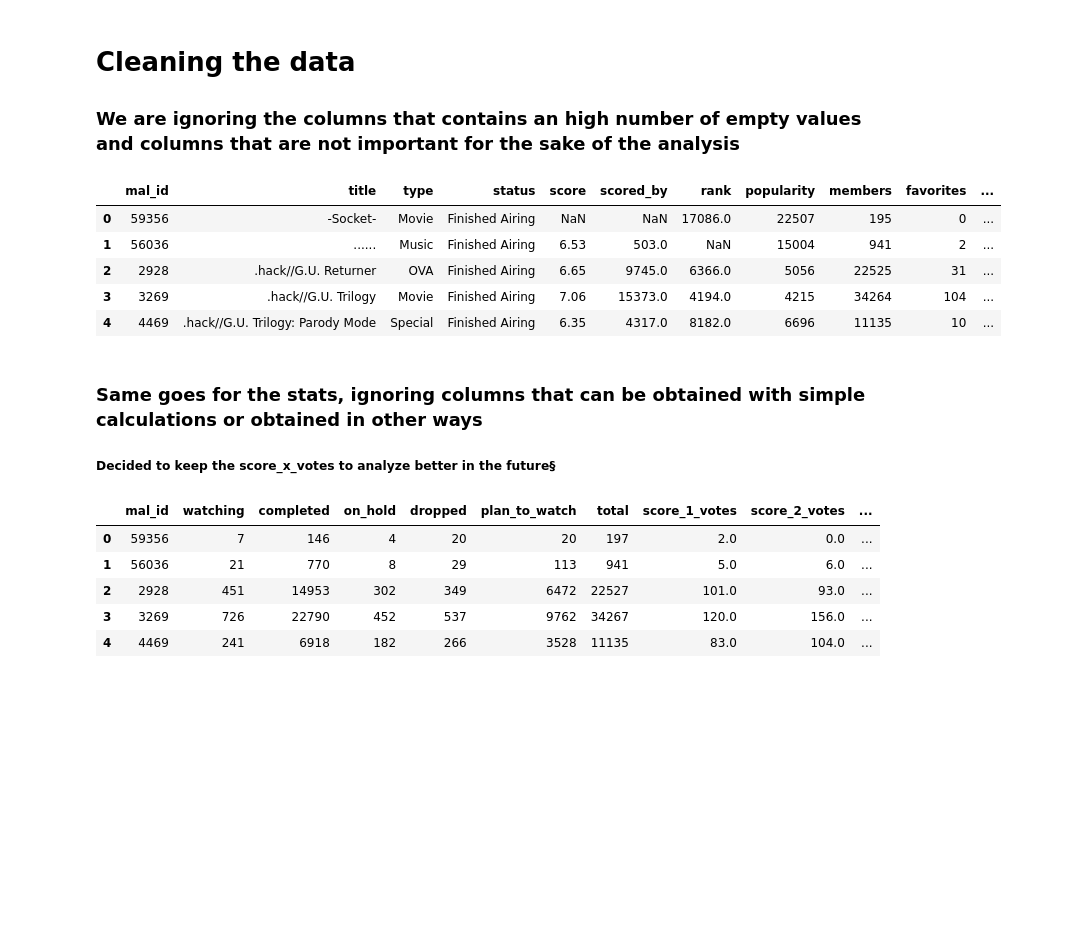
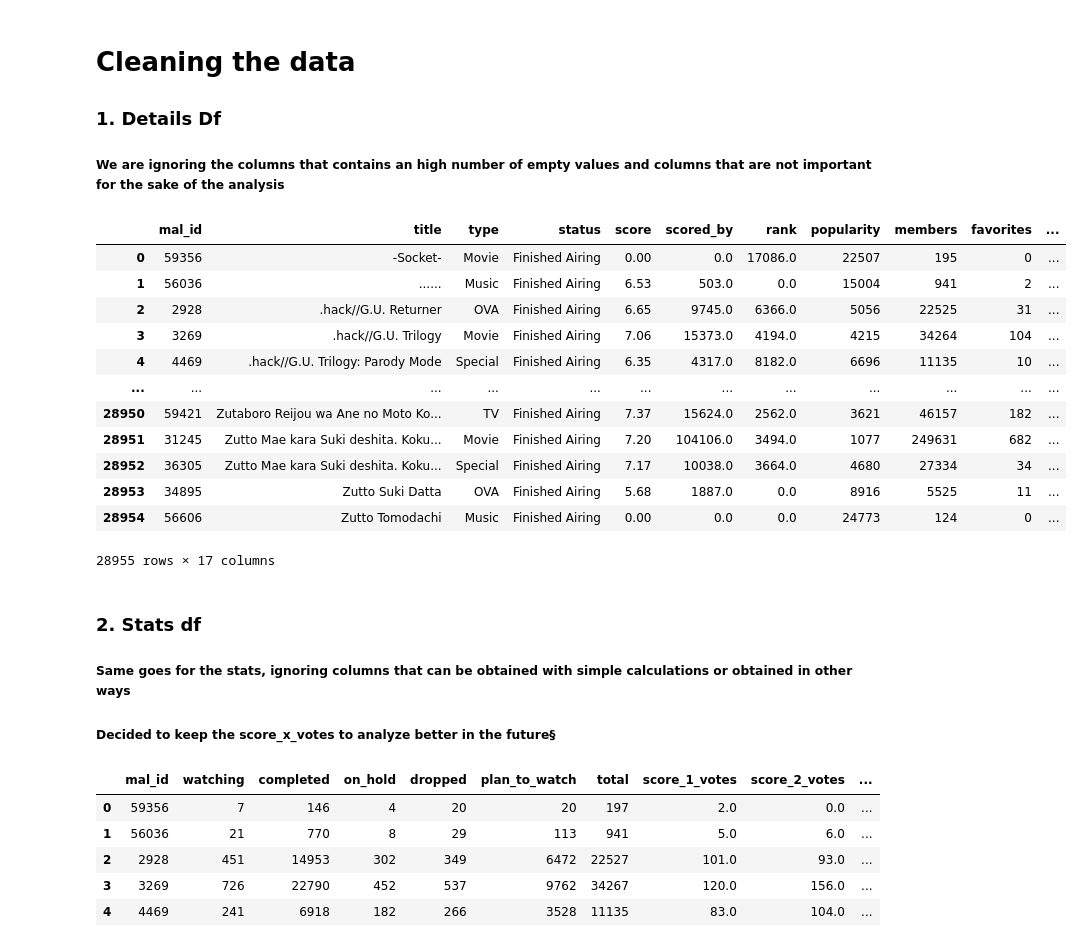
Before and after one commit to DylanTimo/IUM-TWEB-DylanTimo, a Jupyter notebook: solution/notebooks/CleaningAnime.ipynb, the cells around one changed output. Drawn from its saved outputs; the diff is of its cells as text; code cells hidden in the pictures; blank space fills up the shorter version.

```diff
--- a/solution/notebooks/CleaningAnime.ipynb
+++ b/solution/notebooks/CleaningAnime.ipynb
@@ -7,31 +3,56 @@ dfRecs = pd.read_csv("../data/raw/recommendations.csv")
 # %% [markdown]
 # Cleaning the data
-### We are ignoring the columns that contains an high number of empty values and columns that are not important for the sake of the analysis
+### 1. Details Df
+##### We are ignoring the columns that contains an high number of empty values and columns that are not important for the sake of the analysis
 # %%
+dfDetails = pd.read_csv("../data/raw/details.csv")
+
+dfDetails.drop_duplicates()
 dfDetails = dfDetails.drop(columns=["title_japanese",
                                     "url",
                                     "image_url",
                                     "start_date",
                                     "end_date",
                                     "synopsis",
                                     "studios",
                                     "demographics",
                                     "season",
                                     "licensors",
                                     "explicit_genres",
                                     "streaming"],
                            errors = "ignore")
-dfDetails.drop_duplicates()
-dfDetails.head()
+
+dfDetails["type"] = dfDetails["type"].fillna("Unknown")
+dfDetails["rating"] = dfDetails["rating"].fillna("Unknown")
+
+dfDetails["score"] = dfDetails["score"].fillna(0)
+dfDetails["scored_by"] = dfDetails["scored_by"].fillna(0)
+dfDetails["rank"] = dfDetails["rank"].fillna(0)
+
+dfDetails["episodes"] = dfDetails["episodes"].fillna(0)
+dfDetails["episodes"] = dfDetails["episodes"].astype(int)
+
+dfDetails["year"] = dfDetails["year"].fillna(0)
+dfDetails["year"] = dfDetails["year"].astype(int)
+
+dfDetails
 # %% [output]
 |  | mal_id | title | type | status | score | scored_by | rank | popularity | members | favorites | ... |
-| 0 | 59356 | -Socket- | Movie | Finished Airing | NaN | NaN | 17086.0 | 22507 | 195 | 0 | ... |
-| 1 | 56036 | ...... | Music | Finished Airing | 6.53 | 503.0 | NaN | 15004 | 941 | 2 | ... |
+| 0 | 59356 | -Socket- | Movie | Finished Airing | 0.00 | 0.0 | 17086.0 | 22507 | 195 | 0 | ... |
+| 1 | 56036 | ...... | Music | Finished Airing | 6.53 | 503.0 | 0.0 | 15004 | 941 | 2 | ... |
 | 2 | 2928 | .hack//G.U. Returner | OVA | Finished Airing | 6.65 | 9745.0 | 6366.0 | 5056 | 22525 | 31 | ... |
 | 3 | 3269 | .hack//G.U. Trilogy | Movie | Finished Airing | 7.06 | 15373.0 | 4194.0 | 4215 | 34264 | 104 | ... |
 | 4 | 4469 | .hack//G.U. Trilogy: Parody Mode | Special | Finished Airing | 6.35 | 4317.0 | 8182.0 | 6696 | 11135 | 10 | ... |
+| ... | ... | ... | ... | ... | ... | ... | ... | ... | ... | ... | ... |
+| 28950 | 59421 | Zutaboro Reijou wa Ane no Moto Ko... | TV | Finished Airing | 7.37 | 15624.0 | 2562.0 | 3621 | 46157 | 182 | ... |
+| 28951 | 31245 | Zutto Mae kara Suki deshita. Koku... | Movie | Finished Airing | 7.20 | 104106.0 | 3494.0 | 1077 | 249631 | 682 | ... |
+| 28952 | 36305 | Zutto Mae kara Suki deshita. Koku... | Special | Finished Airing | 7.17 | 10038.0 | 3664.0 | 4680 | 27334 | 34 | ... |
+| 28953 | 34895 | Zutto Suki Datta | OVA | Finished Airing | 5.68 | 1887.0 | 0.0 | 8916 | 5525 | 11 | ... |
+| 28954 | 56606 | Zutto Tomodachi | Music | Finished Airing | 0.00 | 0.0 | 0.0 | 24773 | 124 | 0 | ... |
+28955 rows × 17 columns
 # %% [markdown]
-### Same goes for the stats, ignoring columns that can be obtained with simple calculations or obtained in other ways
+### 2. Stats df
+##### Same goes for the stats, ignoring columns that can be obtained with simple calculations or obtained in other ways
 
 ##### Decided to keep the score_x_votes to analyze better in the future§
 # %%
```
Also changed, not shown: parts of 16 cells of this notebook, 1 other file.
